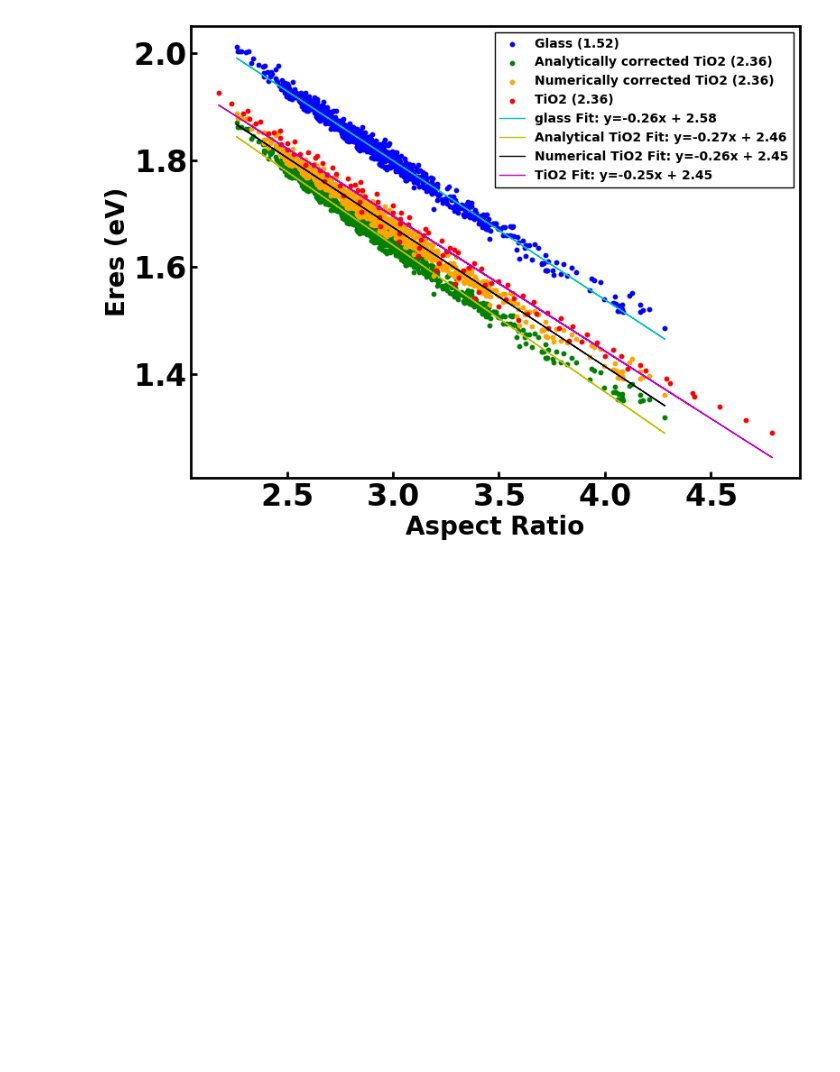
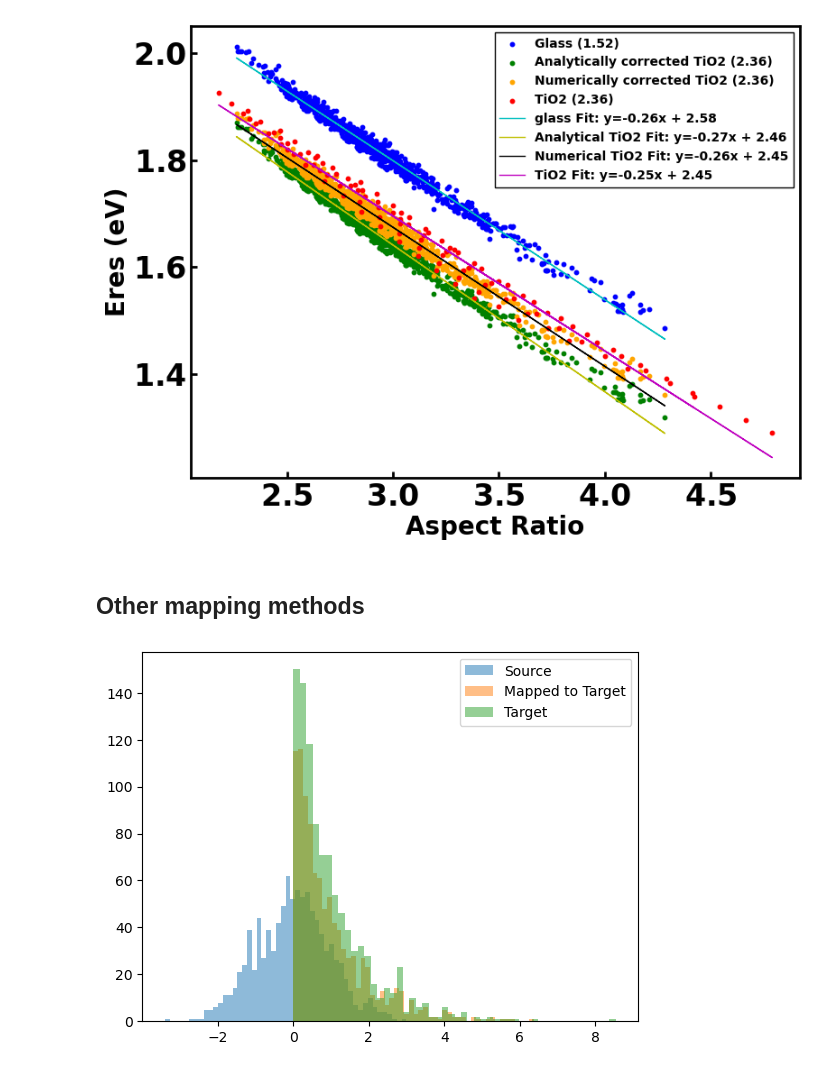
Before and after one commit to SWAN88/AuNR_DA, a Jupyter notebook: 060424_ana_num_comparison.ipynb, the cells around one changed output. Cells and saved outputs as stored; diff of their text form; code cells hidden in the pictures; blank space fills up the shorter version.

```diff
--- a/060424_ana_num_comparison.ipynb
+++ b/060424_ana_num_comparison.ipynb
@@ -394,3 +394,30 @@ plt.legend()
 # %% [output]
 <matplotlib.legend.Legend at 0x...>
 [figure]
+# %% [markdown]
+## Other mapping methods
+# %%
+import numpy as np
+from scipy.stats import norm
+
+# Generate sample data
+source_data = np.random.normal(0, 1, 1000)  # Source distribution: Normal(0, 1)
+target_data = np.random.exponential(1, 1000)  # Target distribution: Exponential(1)
+
+# Compute the empirical CDFs
+source_cdf = np.argsort(np.argsort(source_data)) / len(source_data)
+target_sorted = np.sort(target_data)
+target_cdf = np.linspace(0, 1, len(target_data))
+
+# Map the source data to the target distribution
+mapped_data = np.interp(source_cdf, target_cdf, target_sorted)
+
+# Verify the transformation
+import matplotlib.pyplot as plt
+plt.hist(source_data, bins=50, alpha=0.5, label='Source')
+plt.hist(mapped_data, bins=50, alpha=0.5, label='Mapped to Target')
+plt.hist(target_data, bins=50, alpha=0.5, label='Target')
+plt.legend()
+plt.show()
+# %% [output]
+[figure, added]
```
